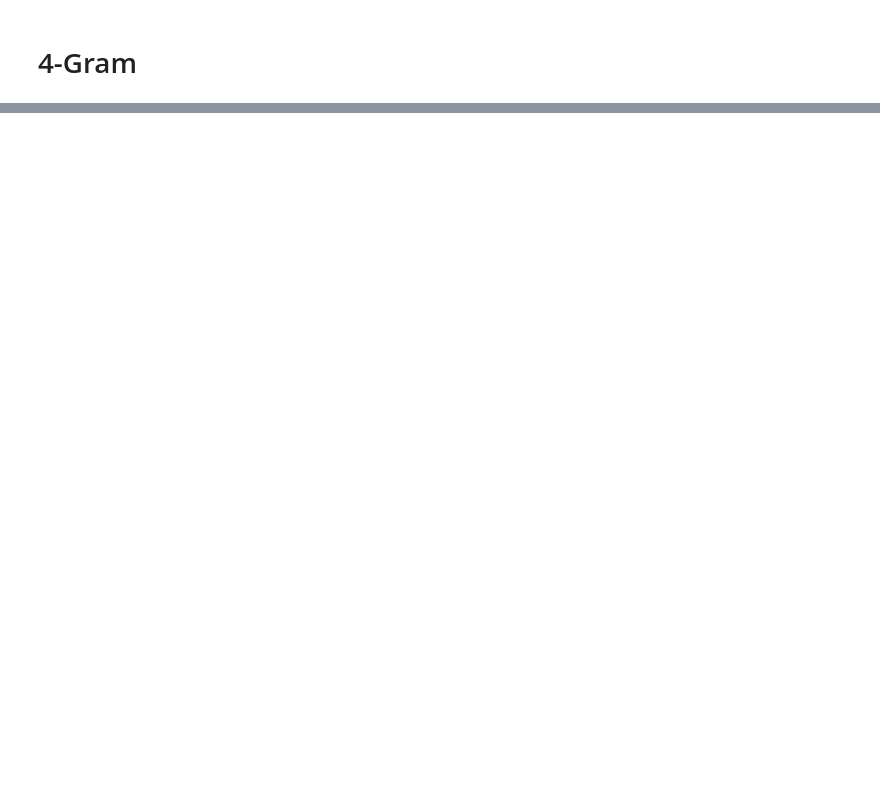
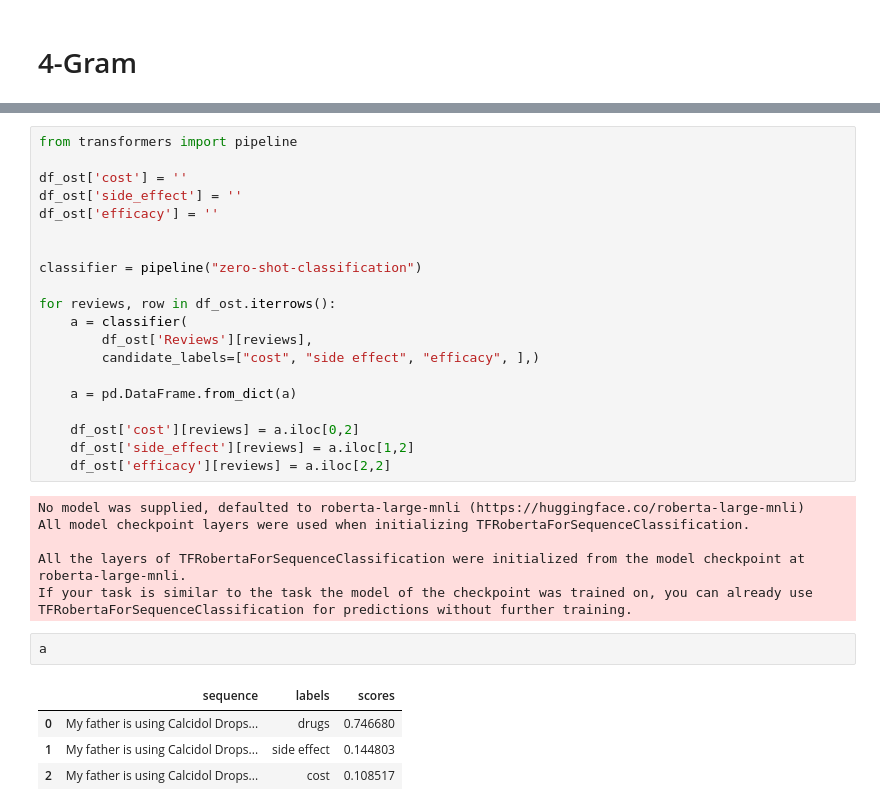
Before and after one commit to woonsupkim/DrugReview, a Jupyter notebook: NLP_Visuals.ipynb, the cells around one changed output, grey strips where cells are left out. Drawn from its saved outputs; the diff is of its cells as text; blank space fills up the shorter version.

```diff
--- a/NLP_Visuals.ipynb
+++ b/NLP_Visuals.ipynb
@@ -227,3 +227,36 @@ fig['layout'].update(height=1200, width=1600, paper_bgcolor='rgb(233,233,233)',
 py.iplot(fig, filename='word-plots')
 # %% [output]
 [interactive output not drawn]
+# %%
+from transformers import pipeline
+
+df_ost['cost'] = ''
+df_ost['side_effect'] = ''
+df_ost['efficacy'] = ''
+
+
+classifier = pipeline("zero-shot-classification")
+
+for reviews, row in df_ost.iterrows():
+    a = classifier(
+        df_ost['Reviews'][reviews],
+        candidate_labels=["cost", "side effect", "efficacy", ],)
+
+    a = pd.DataFrame.from_dict(a)
+
+    df_ost['cost'][reviews] = a.iloc[0,2]
+    df_ost['side_effect'][reviews] = a.iloc[1,2]
+    df_ost['efficacy'][reviews] = a.iloc[2,2]
+# %% [output]
+No model was supplied, defaulted to roberta-large-mnli (https://huggingface.co/roberta-large-mnli)
+All model checkpoint layers were used when initializing TFRobertaForSequenceClassification.
+
+All the layers of TFRobertaForSequenceClassification were initialized from the model checkpoint at roberta-large-mnli.
+If your task is similar to the task the model of the checkpoint was trained on, you can already use TFRobertaForSequenceClassification for predictions without further training.
+# %%
+a
+# %% [output]
+|  | sequence | labels | scores |
+| 0 | My father is using Calcidol Drops... | drugs | 0.746680 |
+| 1 | My father is using Calcidol Drops... | side effect | 0.144803 |
+| 2 | My father is using Calcidol Drops... | cost | 0.108517 |
```
